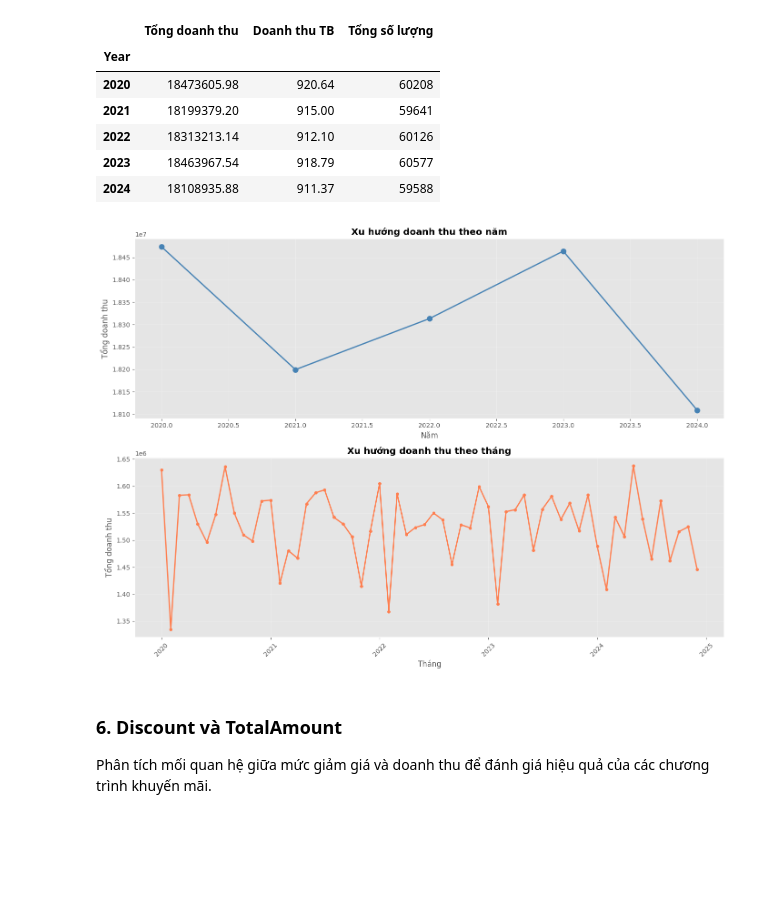
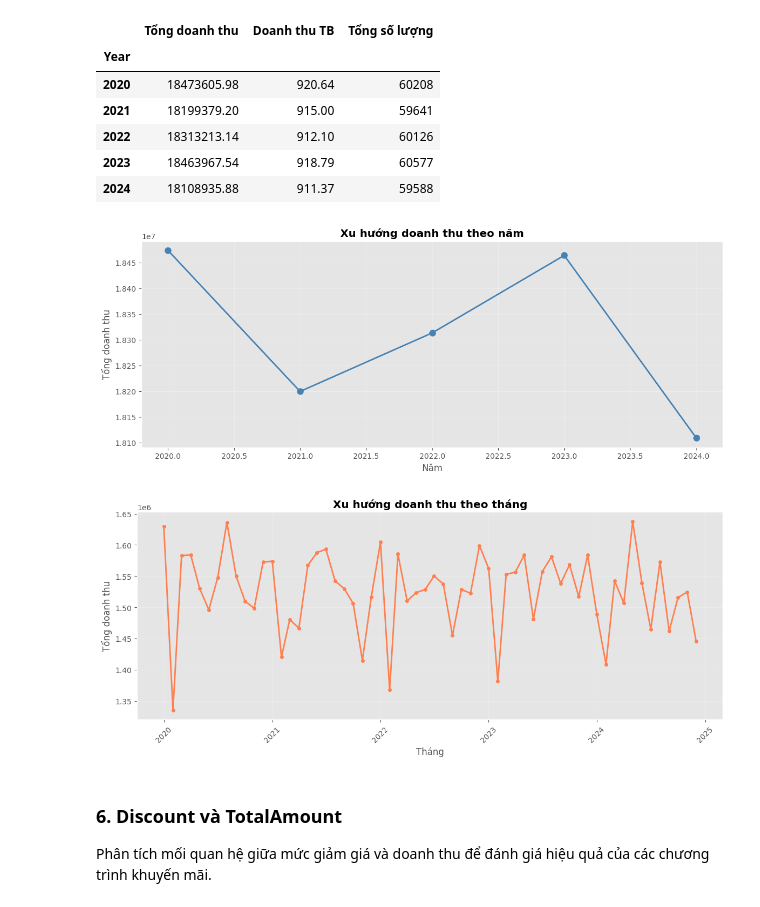
Before and after one commit to khoa2795/Final-Project, a Jupyter notebook: 02_EDA_and_Visualization_KHOI.ipynb, the cells around one changed output. Cells and saved outputs as stored; diff of their text form; code cells hidden in the pictures; blank space fills up the shorter version.

```diff
--- a/02_EDA_and_Visualization_KHOI.ipynb
+++ b/02_EDA_and_Visualization_KHOI.ipynb
@@ -253,30 +265,32 @@ time_stats
 | 2022 | 18313213.14 | 912.10 | 60126 |
 | 2023 | 18463967.54 | 918.79 | 60577 |
 | 2024 | 18108935.88 | 911.37 | 59588 |
-# %%
-fig, axes = plt.subplots(2, 1, figsize=(14, 10))
-
-axes[0].plot(time_stats.index, time_stats['Tổng doanh thu'], marker='o', linewidth=2, markersize=8, color='steelblue')
-axes[0].set_title('Xu hướng doanh thu theo năm', fontweight='bold')
-axes[0].set_xlabel('Năm')
-axes[0].set_ylabel('Tổng doanh thu')
-axes[0].grid(True, alpha=0.3)
-
-monthly_stats = df.groupby(['Year', 'Month']).agg({'TotalAmount': 'sum'}).reset_index()
-monthly_stats['Date'] = pd.to_datetime(monthly_stats[['Year', 'Month']].assign(Day=1))
-monthly_stats = monthly_stats.sort_values('Date')
-
-axes[1].plot(monthly_stats['Date'], monthly_stats['TotalAmount'], marker='o', linewidth=2, markersize=4, color='coral')
-axes[1].set_title('Xu hướng doanh thu theo tháng', fontweight='bold')
-axes[1].set_xlabel('Tháng')
-axes[1].set_ylabel('Tổng doanh thu')
-axes[1].tick_params(axis='x', rotation=45)
-axes[1].grid(True, alpha=0.3)
-
-plt.tight_layout()
-plt.show()
-# %% [output]
-[figure, removed]
+# %%
+plt.figure(figsize=(14, 5))
+plt.plot(time_stats.index, time_stats['Tổng doanh thu'],
+         marker='o', linewidth=2, markersize=8, color='steelblue')
+plt.title('Xu hướng doanh thu theo năm', fontweight='bold')
+plt.xlabel('Năm'); plt.ylabel('Tổng doanh thu')
+plt.grid(True, alpha=0.3)
+plt.show()
+
+
+plt.figure(figsize=(14, 5))
+
+monthly_stats = df.groupby(['Year', 'Month']).agg({'TotalAmount': 'sum'}).reset_index()
+monthly_stats['Date'] = pd.to_datetime(monthly_stats[['Year', 'Month']].assign(Day=1))
+monthly_stats = monthly_stats.sort_values('Date')
+
+plt.plot(monthly_stats['Date'], monthly_stats['TotalAmount'],
+         marker='o', linewidth=2, markersize=4, color='coral')
+plt.title('Xu hướng doanh thu theo tháng', fontweight='bold')
+plt.xlabel('Tháng'); plt.ylabel('Tổng doanh thu')
+plt.xticks(rotation=45)
+plt.grid(True, alpha=0.3)
+plt.show()
+# %% [output]
+[figure, added]
+[figure, added]
 # %% [markdown]
 ### 6. Discount và TotalAmount
 
```
Also changed, not shown: parts of 11 cells of this notebook.
